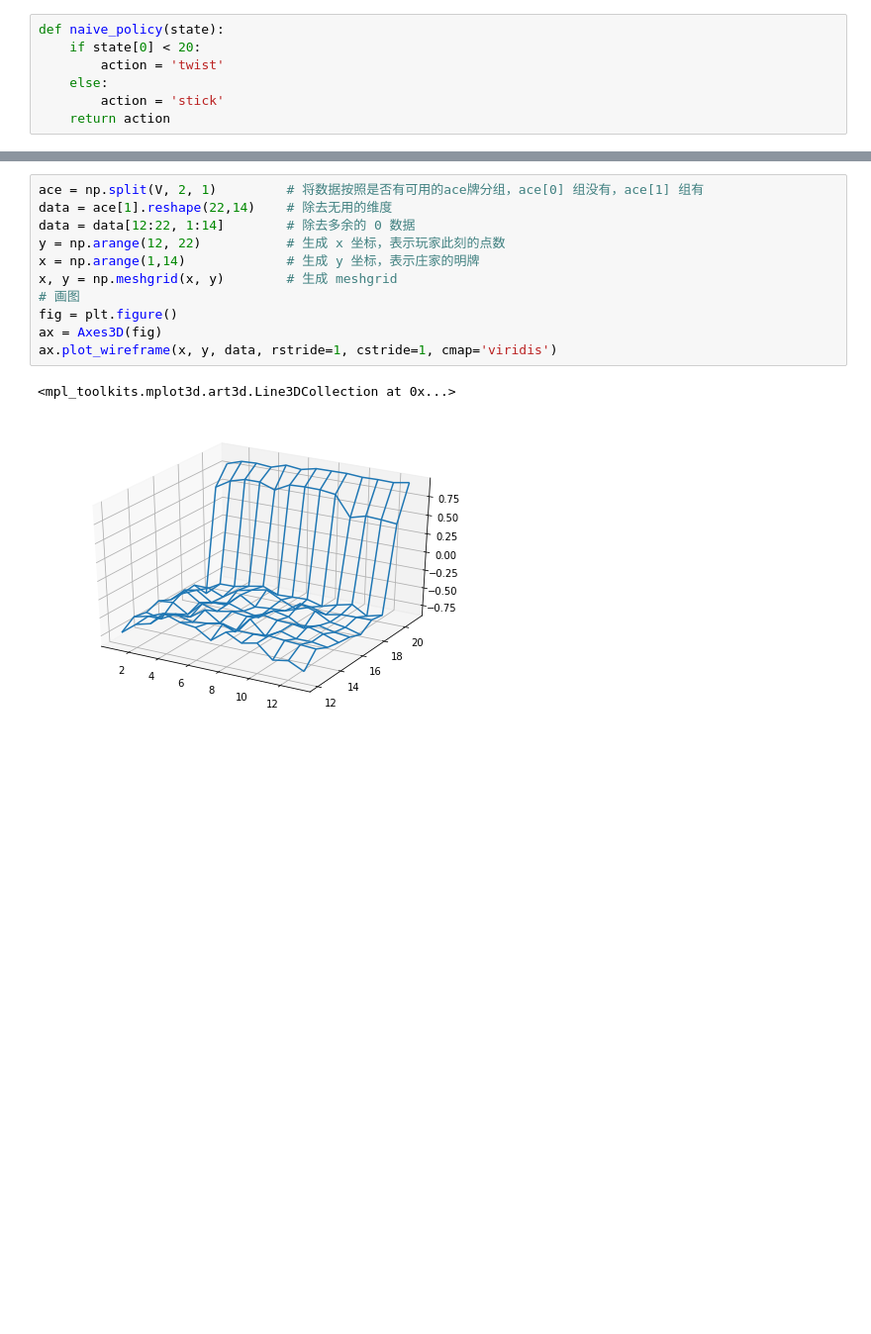
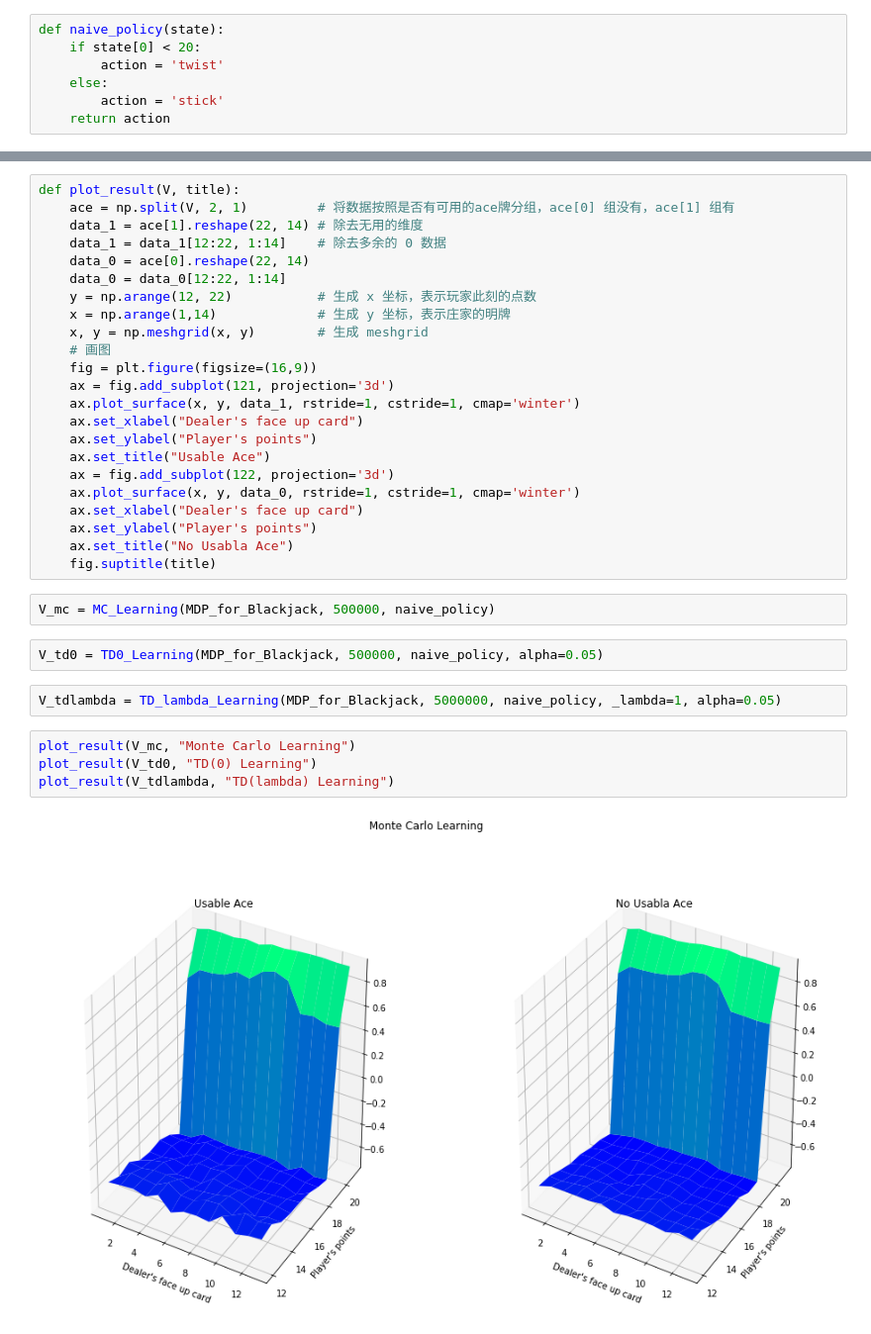
Before and after one commit to neo-pan/RL_notebook, a Jupyter notebook: RL_04.ipynb, the cells around one changed output, grey strips where cells are left out. Shown: that part at 99% size. Saved outputs shown, nothing was run; the diff lists cells and outputs as text; blank space fills up the shorter version.

Commit message:
apply TD(lambda) to Blackjack

```diff
--- a/RL_04.ipynb
+++ b/RL_04.ipynb
@@ -198,14 +238,35 @@ V = MC_Learning(50000)
 # %%
-ace = np.split(V, 2, 1)         # 将数据按照是否有可用的ace牌分组，ace[0] 组没有，ace[1] 组有
-data = ace[1].reshape(22,14)    # 除去无用的维度
-data = data[12:22, 1:14]        # 除去多余的 0 数据
-y = np.arange(12, 22)           # 生成 x 坐标，表示玩家此刻的点数
-x = np.arange(1,14)             # 生成 y 坐标，表示庄家的明牌
-x, y = np.meshgrid(x, y)        # 生成 meshgrid
-# 画图
-fig = plt.figure()
-ax = Axes3D(fig)
-ax.plot_wireframe(x, y, data, rstride=1, cstride=1, cmap='viridis')
+def plot_result(V, title):
+    ace = np.split(V, 2, 1)         # 将数据按照是否有可用的ace牌分组，ace[0] 组没有，ace[1] 组有
+    data_1 = ace[1].reshape(22, 14) # 除去无用的维度
+    data_1 = data_1[12:22, 1:14]    # 除去多余的 0 数据
+    data_0 = ace[0].reshape(22, 14)
+    data_0 = data_0[12:22, 1:14]
+    y = np.arange(12, 22)           # 生成 x 坐标，表示玩家此刻的点数
+    x = np.arange(1,14)             # 生成 y 坐标，表示庄家的明牌
+    x, y = np.meshgrid(x, y)        # 生成 meshgrid
+    # 画图
+    fig = plt.figure(figsize=(16,9))
+    ax = fig.add_subplot(121, projection='3d')
+    ax.plot_surface(x, y, data_1, rstride=1, cstride=1, cmap='winter')
+    ax.set_xlabel("Dealer's face up card")
+    ax.set_ylabel("Player's points")
+    ax.set_title("Usable Ace")
+    ax = fig.add_subplot(122, projection='3d')
+    ax.plot_surface(x, y, data_0, rstride=1, cstride=1, cmap='winter')
+    ax.set_xlabel("Dealer's face up card")
+    ax.set_ylabel("Player's points")
+    ax.set_title("No Usabla Ace")
+    fig.suptitle(title)
-# %% [output]
-<mpl_toolkits.mplot3d.art3d.Line3DCollection at 0x...>
-[figure, removed]
+# %%
+V_mc = MC_Learning(MDP_for_Blackjack, 500000, naive_policy)
+# %%
+V_td0 = TD0_Learning(MDP_for_Blackjack, 500000, naive_policy, alpha=0.05)
+# %%
+V_tdlambda = TD_lambda_Learning(MDP_for_Blackjack, 5000000, naive_policy, _lambda=1, alpha=0.05)
+# %%
+plot_result(V_mc, "Monte Carlo Learning")
+plot_result(V_td0, "TD(0) Learning")
+plot_result(V_tdlambda, "TD(lambda) Learning")
+# %% [output]
+[figure, added]
```
Also changed, not shown: parts of 7 cells of this notebook.
